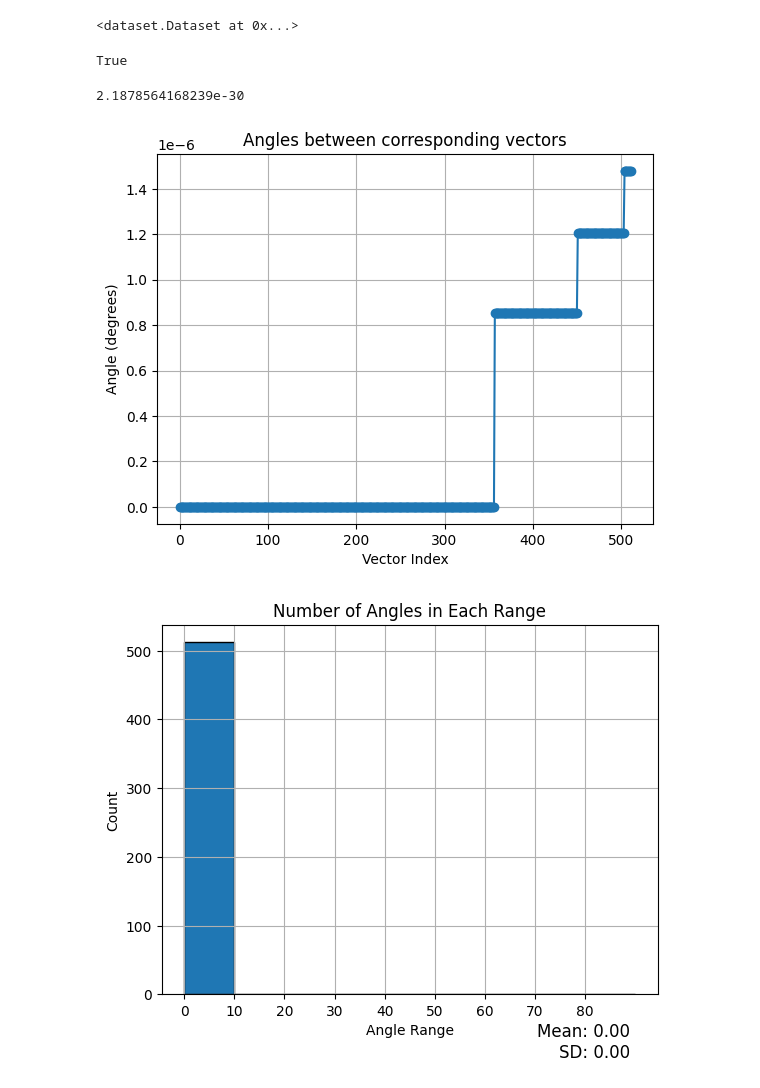
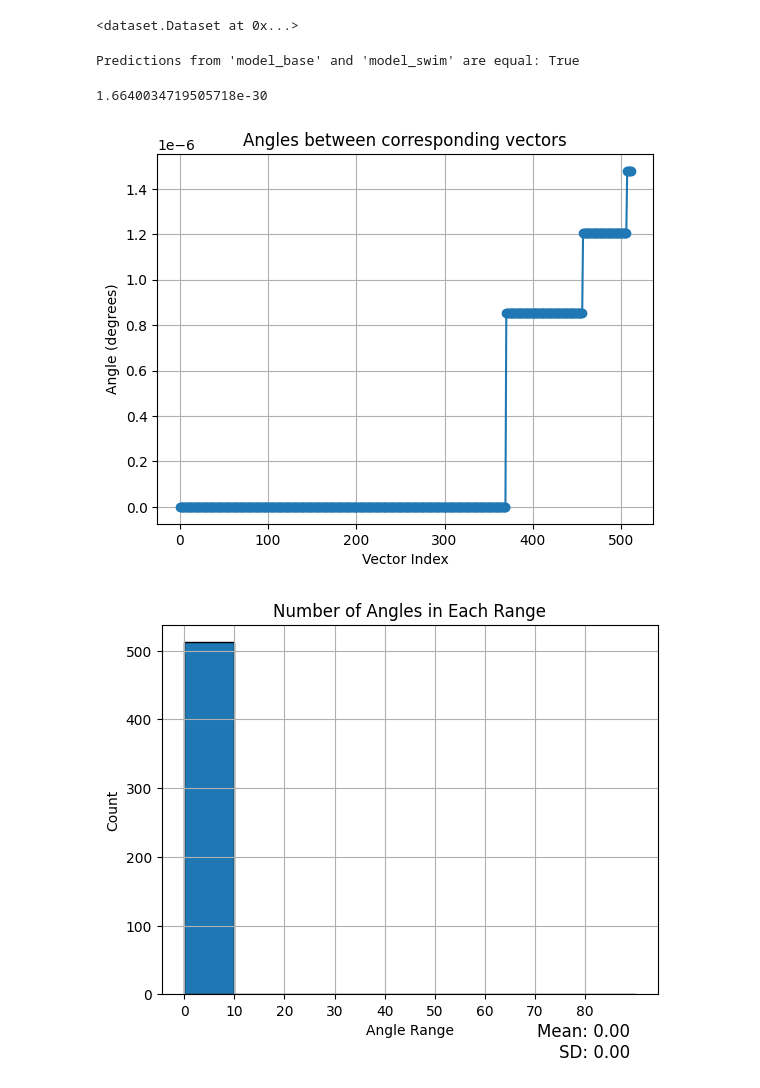
Before and after one commit to DhiaBou/sampled-networks, a Jupyter notebook: _neuralnetworks_to_sampled_testing.ipynb, the cells around one changed output. Cells and saved outputs as stored; diff of their text form; code cells hidden in the pictures.

```diff
--- a/neuralnetworks_to_sampled_testing.ipynb
+++ b/_neuralnetworks_to_sampled_testing.ipynb
@@ -64,18 +62,20 @@ model_swim_base.biases = [
 y_predict = model_swim_base.predict(dataset.X_test)
 y_swim = model_swim.predict(dataset.X_test)
 
-print(f"Predictions from 'model_base' and 'model_swim' are equal: {np.array_equal(y_predict, y_swim)}")
+print(
+    f"Predictions from 'model_base' and 'model_swim' are equal: {np.array_equal(y_predict, y_swim)}"
+)
 # %% [output]
-True
+Predictions from 'model_base' and 'model_swim' are equal: True
 # %%
 model_sampled = SampledNet()
 model_sampled.fit(dataset.X_train, _, model_swim_base, radius=0, layer2="classic")
 
 y_sampled = model_sampled.predict(dataset.X_test)
 print(loss_mse(y_predict, y_sampled))
 
-plot_vector_differences(np.transpose(model_sampled.weights[0]), np.transpose(model_swim_base.weights[0]))
+plot_vector_differences([model_sampled.weights[0]], [model_swim_base.weights[0]])
 # %% [output]
-2.1878564168239e-30
+1.6640034719505718e-30
-[figure, old version]
+[figure, new version]
 [figure]
```
Also changed, not shown: parts of 1 cell of this notebook, 10 other files.
